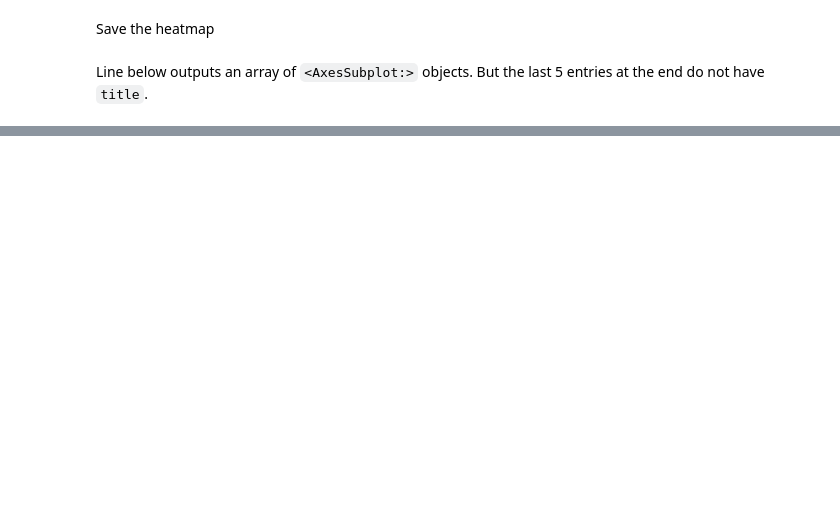
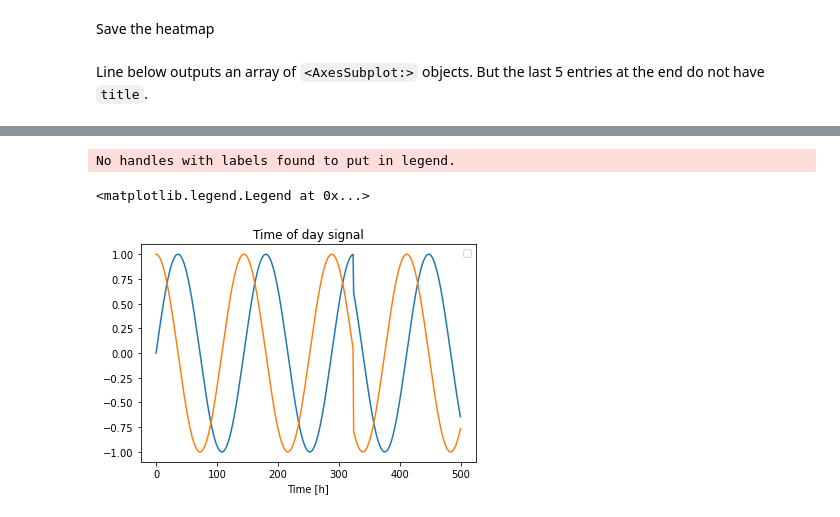
Before and after one commit to OrkunAvci/Wind-Force, a Jupyter notebook: Hackathon.ipynb, the cells around one changed output, grey strips where cells are left out. Drawn from its saved outputs; the diff is of its cells as text; code cells hidden in the pictures; blank space fills up the shorter version.

```diff
--- a/Hackathon.ipynb
+++ b/Hackathon.ipynb
@@ -59,0 +157,2 @@ merged
+# %%
+merged["Timestamp"] = pd.to_datetime(merged["Timestamp"])
@@ -59,0 +189,5 @@ merged
+# %%
+# get one hot encoding
+ohe = pd.get_dummies(merged['Timestamp'])
+merged = merged.join(ohe)
+date = pd.to_datetime(merged.pop('Timestamp'))
@@ -59,0 +219,24 @@ merged
+# %%
+#Date object is string format so we can t use we need to change in day, month and year(just 2019 so doesn t necessary) format
+import datetime
+timestamp_s = date.map(datetime.datetime.timestamp)
+# %%
+day = 24*60*60
+month = day*12
+year = (365.2425)*day
+
+merged['Day sin'] = np.sin(timestamp_s * (2 * np.pi / day))
+merged['Day cos'] = np.cos(timestamp_s * (2 * np.pi / day))
+merged['Month sin'] = np.sin(timestamp_s * (2 * np.pi / month))
+merged['Month cos'] = np.cos(timestamp_s * (2 * np.pi / month))
+merged['Year sin'] = np.sin(timestamp_s * (2 * np.pi / year))
+merged['Year cos'] = np.cos(timestamp_s * (2 * np.pi / year))
+# %%
+plt.plot(np.array(merged['Day sin'])[:500])
+plt.plot(np.array(merged['Day cos'])[:500])
+plt.xlabel('Time [h]')
+plt.title('Time of day signal')
+# %% [output]
+No handles with labels found to put in legend.
+<matplotlib.legend.Legend at 0x...>
+[figure, added]
```
Also changed, not shown: parts of 42 cells of this notebook.
